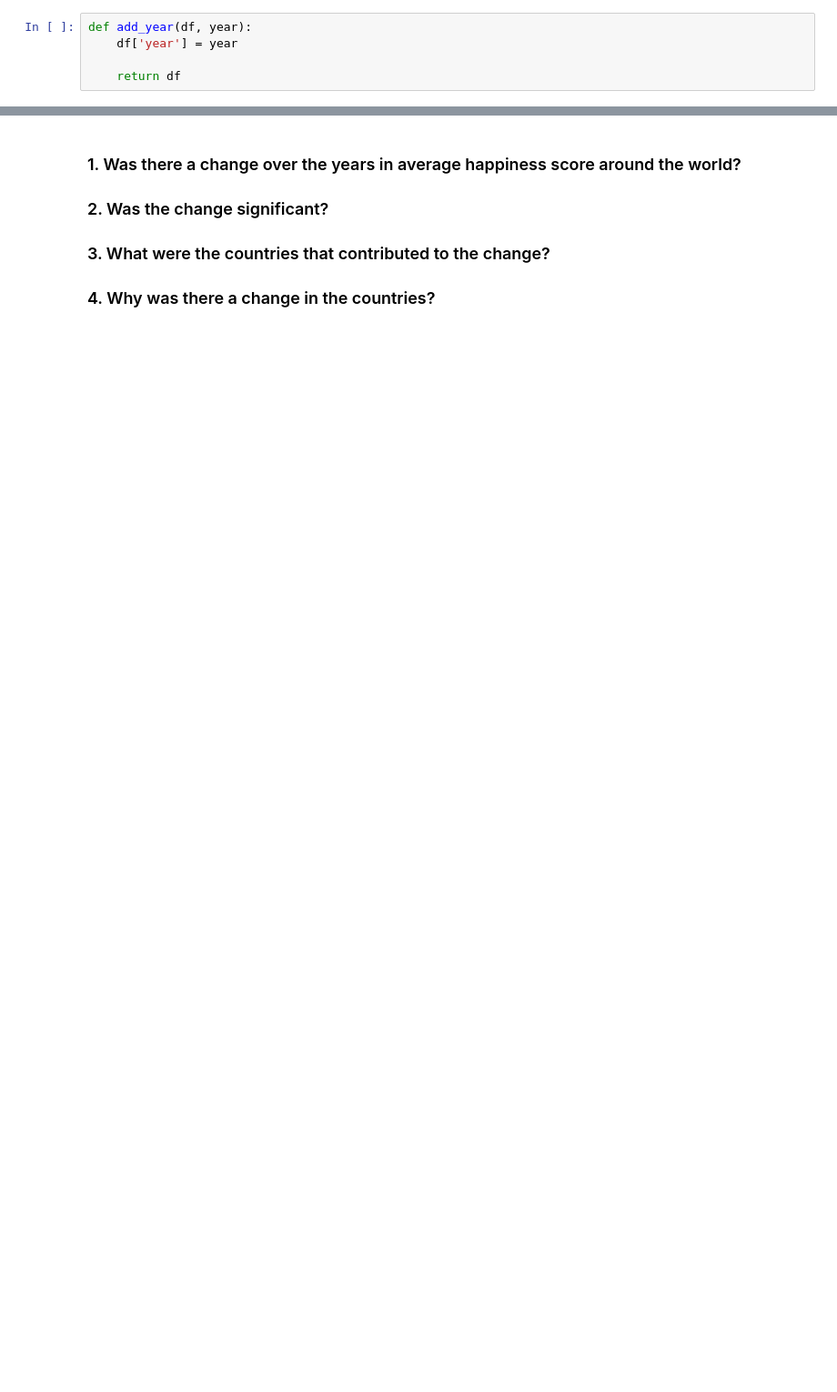
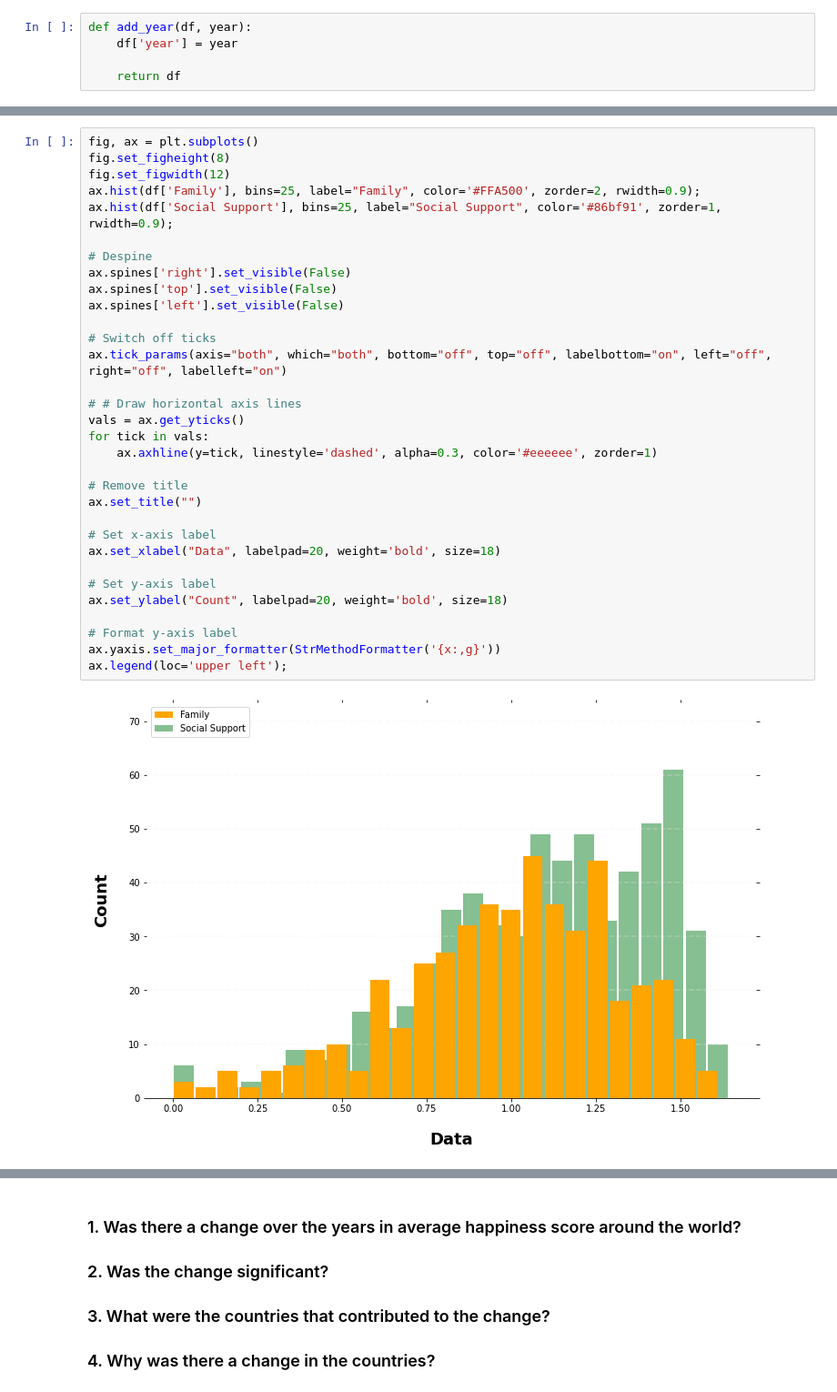
Before and after one commit to SabrinaAL/DS_Project_Collection, a Jupyter notebook: World_happiness/Data_Analysis.ipynb, the cells around one changed output, grey strips where cells are left out. Shown: that part at 91% size. Saved outputs shown, nothing was run; the diff lists cells and outputs as text; blank space fills up the shorter version.

```diff
--- a/World_happiness/Data_Analysis.ipynb
+++ b/World_happiness/Data_Analysis.ipynb
@@ -487,0 +741,34 @@ df.shape
+# %%
+fig, ax = plt.subplots()
+fig.set_figheight(8)
+fig.set_figwidth(12)
+ax.hist(df['Family'], bins=25, label="Family", color='#FFA500', zorder=2, rwidth=0.9);
+ax.hist(df['Social Support'], bins=25, label="Social Support", color='#86bf91', zorder=1, rwidth=0.9);
+
+# Despine
+ax.spines['right'].set_visible(False)
+ax.spines['top'].set_visible(False)
+ax.spines['left'].set_visible(False)
+
+# Switch off ticks
+ax.tick_params(axis="both", which="both", bottom="off", top="off", labelbottom="on", left="off", right="off", labelleft="on")
+
+# # Draw horizontal axis lines
+vals = ax.get_yticks()
+for tick in vals:
+    ax.axhline(y=tick, linestyle='dashed', alpha=0.3, color='#eeeeee', zorder=1)
+
+# Remove title
+ax.set_title("")
+
+# Set x-axis label
+ax.set_xlabel("Data", labelpad=20, weight='bold', size=18)
+
+# Set y-axis label
+ax.set_ylabel("Count", labelpad=20, weight='bold', size=18)
+
+# Format y-axis label
+ax.yaxis.set_major_formatter(StrMethodFormatter('{x:,g}'))
+ax.legend(loc='upper left');
+# %% [output]
+[figure, added]
```
Also changed, not shown: parts of 91 cells of this notebook.
